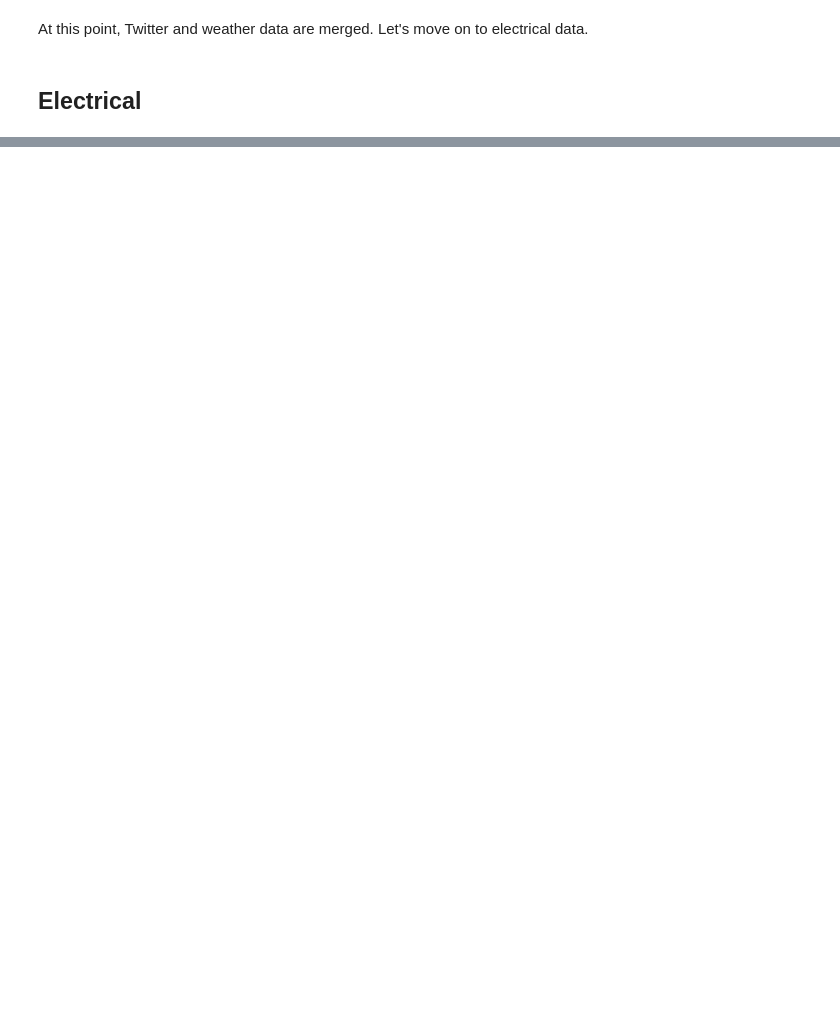
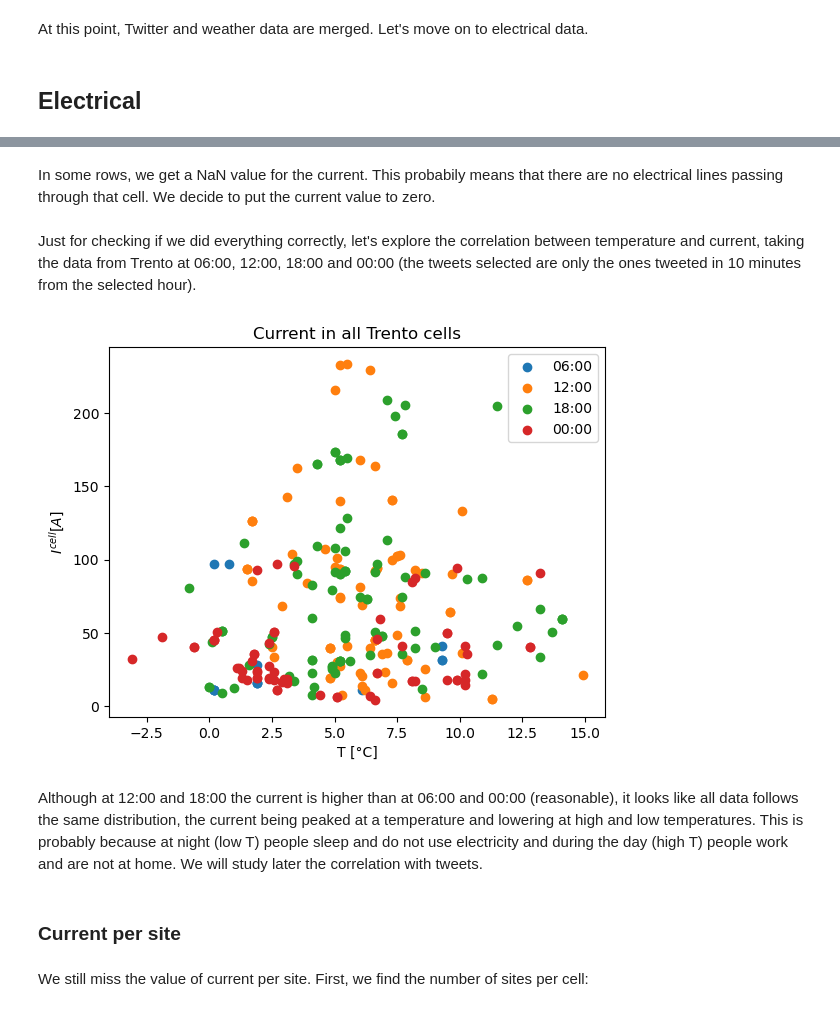
Before and after one commit to giorgiomi/social-pulse-predictor, a Jupyter notebook: notebooks/EDA.ipynb, the cells around one changed output, grey strips where cells are left out. Drawn from its saved outputs; the diff is of its cells as text; code cells hidden in the pictures; blank space fills up the shorter version.

```diff
--- a/notebooks/EDA.ipynb
+++ b/notebooks/EDA.ipynb
@@ -251,0 +393,2 @@ At this point, Twitter and weather data are merged. Let's move on to electrical
+# %%
+df_grouped = df_lines.groupby(['SQUAREID', 'TIME'], as_index=False).agg({'tot_curr_cell': 'sum'})
@@ -251,0 +408,11 @@ At this point, Twitter and weather data are merged. Let's move on to electrical
+# %%
+df_grouped['date'] = df_grouped['TIME'].str.split(' ', n=1).str[0]
+df_grouped['hour_blocks'] = df_grouped['TIME'].str.split(' ', n=1).str[1]
+df_grouped = df_grouped.drop('TIME', axis=1)
+# %%
+df_final = pd.merge(
+    df_merged,
+    df_grouped,
+    left_on=['cellId', 'date', 'hour_blocks'],
+    right_on=['SQUAREID', 'date', 'hour_blocks'],
+    how='left')
@@ -251,0 +428,40 @@ At this point, Twitter and weather data are merged. Let's move on to electrical
+# %% [markdown]
+In some rows, we get a NaN value for the current. This probabily means that there are no electrical lines passing through that cell. We decide to put the current value to zero.
+# %%
+df_final['tot_curr_cell'] = df_final['tot_curr_cell'].fillna(0)
+df_final = df_final.drop('SQUAREID', axis=1)
+# %% [markdown]
+Just for checking if we did everything correctly, let's explore the correlation between temperature and current, taking the data from Trento at 06:00, 12:00, 18:00 and 00:00 (the tweets selected are only the ones tweeted in 10 minutes from the selected hour).
+# %%
+hour = '06:00'
+df_h = df_final[df_final['hour_blocks'] == hour]
+df_h = df_h[df_h['municipality.name'] == 'Trento']
+plt.scatter(df_h['temperature'], df_h['tot_curr_cell'], label=hour)
+
+hour = '12:00'
+df_h = df_final[df_final['hour_blocks'] == hour]
+df_h = df_h[df_h['municipality.name'] == 'Trento']
+plt.scatter(df_h['temperature'], df_h['tot_curr_cell'], label=hour)
+
+hour = '18:00'
+df_h = df_final[df_final['hour_blocks'] == hour]
+df_h = df_h[df_h['municipality.name'] == 'Trento']
+plt.scatter(df_h['temperature'], df_h['tot_curr_cell'], label=hour)
+
+hour = '00:00'
+df_h = df_final[df_final['hour_blocks'] == hour]
+df_h = df_h[df_h['municipality.name'] == 'Trento']
+plt.scatter(df_h['temperature'], df_h['tot_curr_cell'], label=hour)
+
+plt.xlabel('T [°C]')
+plt.ylabel(r'$I^{cell} [A]$')
+plt.title('Current in all Trento cells')
+plt.legend();
+# %% [output]
+[figure, added]
+# %% [markdown]
+Although at 12:00 and 18:00 the current is higher than at 06:00 and 00:00 (reasonable), it looks like all data follows the same distribution, the current being peaked at a temperature and lowering at high and low temperatures. This is probably because at night (low T) people sleep and do not use electricity and during the day (high T) people work and are not at home. We will study later the correlation with tweets.
+# %% [markdown]
+### Current per site
+# %% [markdown]
+We still miss the value of current per site. First, we find the number of sites per cell:
```
Also changed, not shown: parts of 54 cells of this notebook, 1 other file.
